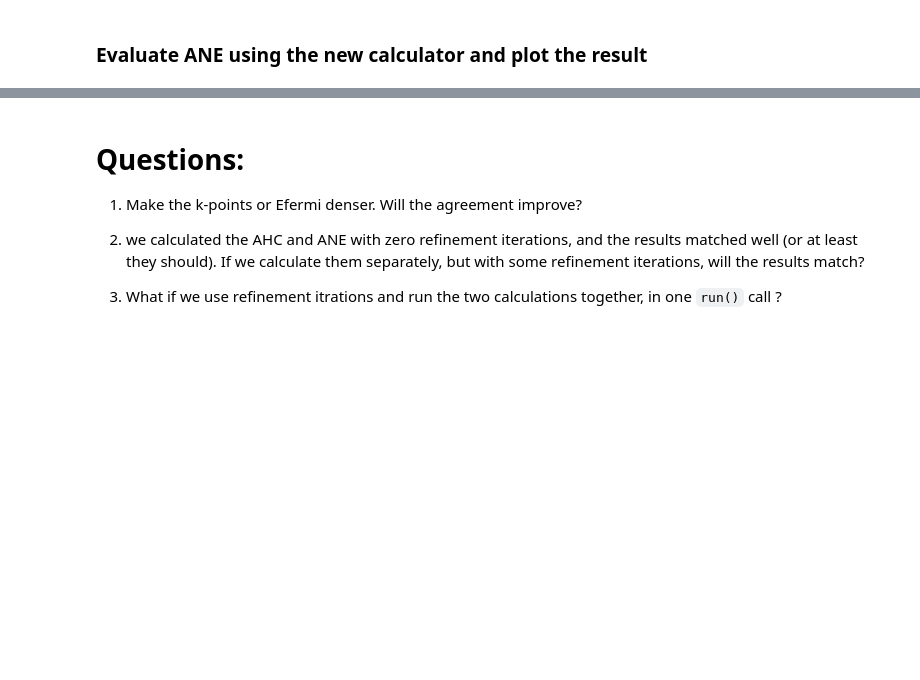
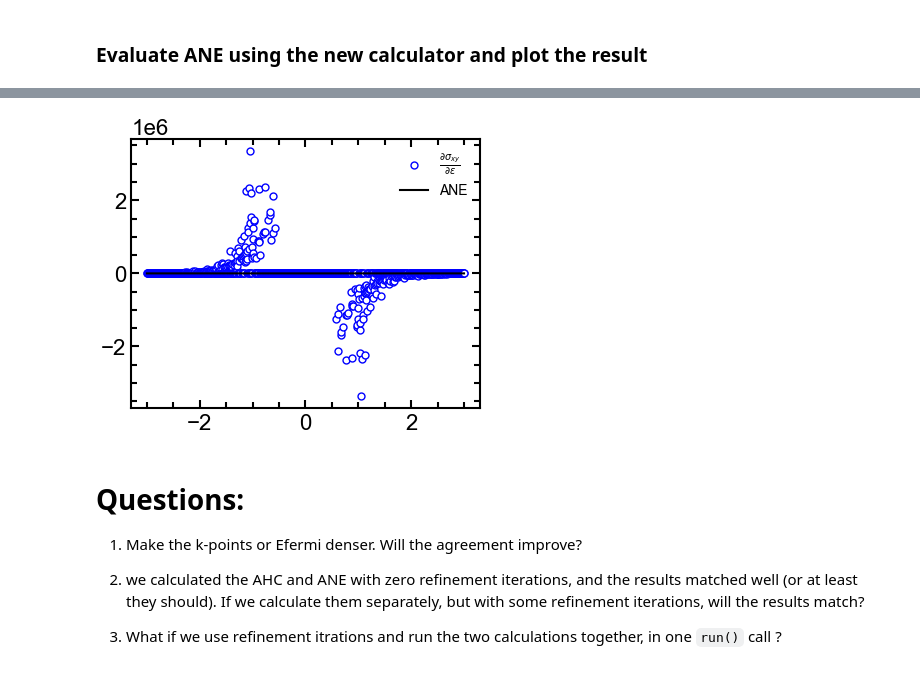
Before and after one commit to myhanna/WB-project, a Jupyter notebook: tutorial-wb-DIY.ipynb, the cells around one changed output, grey strips where cells are left out. Drawn from its saved outputs; the diff is of its cells as text; code cells hidden in the pictures; blank space fills up the shorter version.

```diff
--- a/tutorial-wb-DIY.ipynb
+++ b/tutorial-wb-DIY.ipynb
@@ -245,3 +247,17 @@ plt.show()
+# %%
+# plotting
+ef = result_run_ane.results["ane"].Energies[0]
+ane_z = result_run_ane.results["ane"].data[:, 2]
+
+fig=plt.figure(figsize=(4.5,3.5))
+
+plt.plot(efnew,d_ahc_z, 'bo', ms=5, mfc='w', label=r'$\frac{\partial \sigma_{xy}}{\partial \epsilon}$')
+plt.plot(ef, ane_z, color='black', ls='-', lw=1.5, label = r'ANE')
+
+plt.legend(loc='best', fontsize=10)
+plt.show()
+# %% [output]
+[figure, added]
 # %% [markdown]
 # Questions:
 
```
Also changed, not shown: parts of 14 cells of this notebook.
